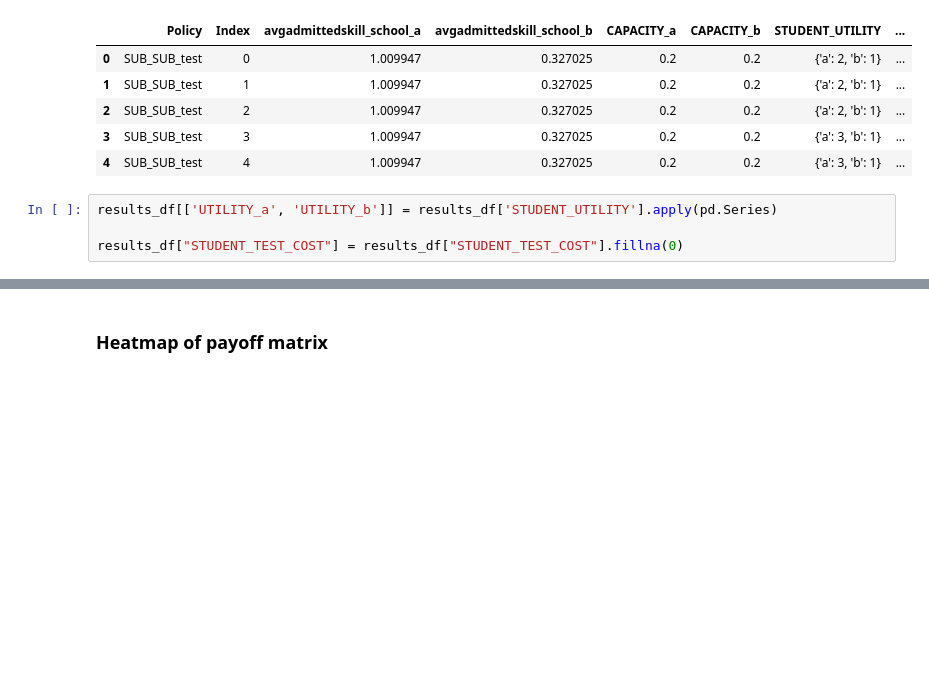
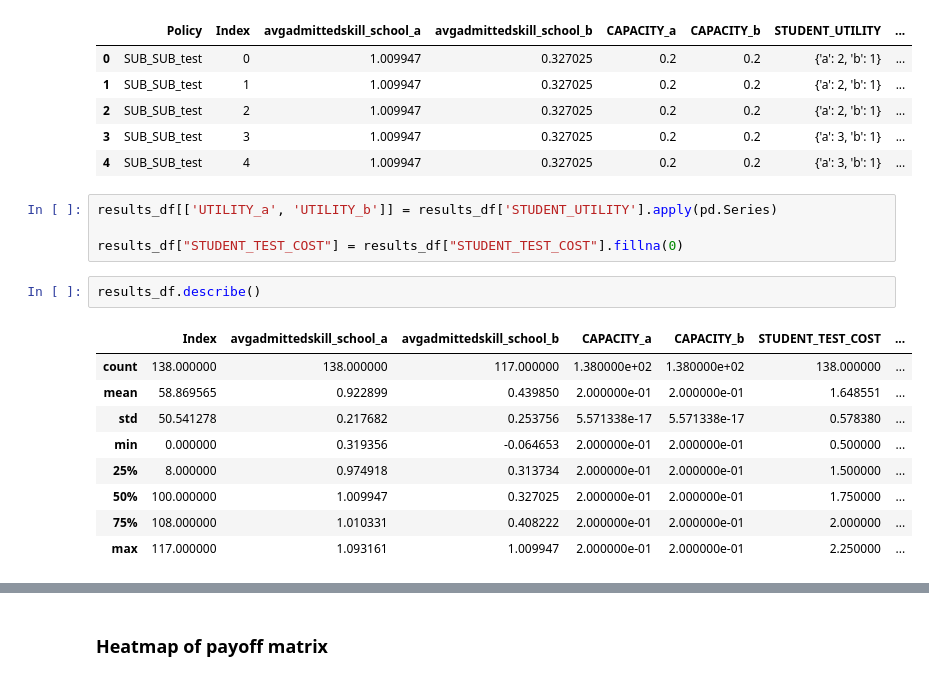
Before and after one commit to hannahql/school_admission_policies, a Jupyter notebook: pipeline_use_paperfigures_two_school_strategic.ipynb, the cells around one changed output, grey strips where cells are left out. Saved outputs shown, nothing was run; the diff lists cells and outputs as text; blank space fills up the shorter version.

```diff
--- a/pipeline_use_paperfigures_two_school_strategic.ipynb
+++ b/pipeline_use_paperfigures_two_school_strategic.ipynb
@@ -332,3 +332,15 @@ results_df.head()
 results_df[['UTILITY_a', 'UTILITY_b']] = results_df['STUDENT_UTILITY'].apply(pd.Series)
 
 results_df["STUDENT_TEST_COST"] = results_df["STUDENT_TEST_COST"].fillna(0)
+# %%
+results_df.describe()
+# %% [output]
+|  | Index | avgadmittedskill_school_a | avgadmittedskill_school_b | CAPACITY_a | CAPACITY_b | STUDENT_TEST_COST | ... |
+| count | 138.000000 | 138.000000 | 117.000000 | 1.380000e+02 | 1.380000e+02 | 138.000000 | ... |
+| mean | 58.869565 | 0.922899 | 0.439850 | 2.000000e-01 | 2.000000e-01 | 1.648551 | ... |
+| std | 50.541278 | 0.217682 | 0.253756 | 5.571338e-17 | 5.571338e-17 | 0.578380 | ... |
+| min | 0.000000 | 0.319356 | -0.064653 | 2.000000e-01 | 2.000000e-01 | 0.500000 | ... |
+| 25% | 8.000000 | 0.974918 | 0.313734 | 2.000000e-01 | 2.000000e-01 | 1.500000 | ... |
+| 50% | 100.000000 | 1.009947 | 0.327025 | 2.000000e-01 | 2.000000e-01 | 1.750000 | ... |
+| 75% | 108.000000 | 1.010331 | 0.408222 | 2.000000e-01 | 2.000000e-01 | 2.000000 | ... |
+| max | 117.000000 | 1.093161 | 1.009947 | 2.000000e-01 | 2.000000e-01 | 2.250000 | ... |
```
Also changed, not shown: parts of 5 cells of this notebook.
